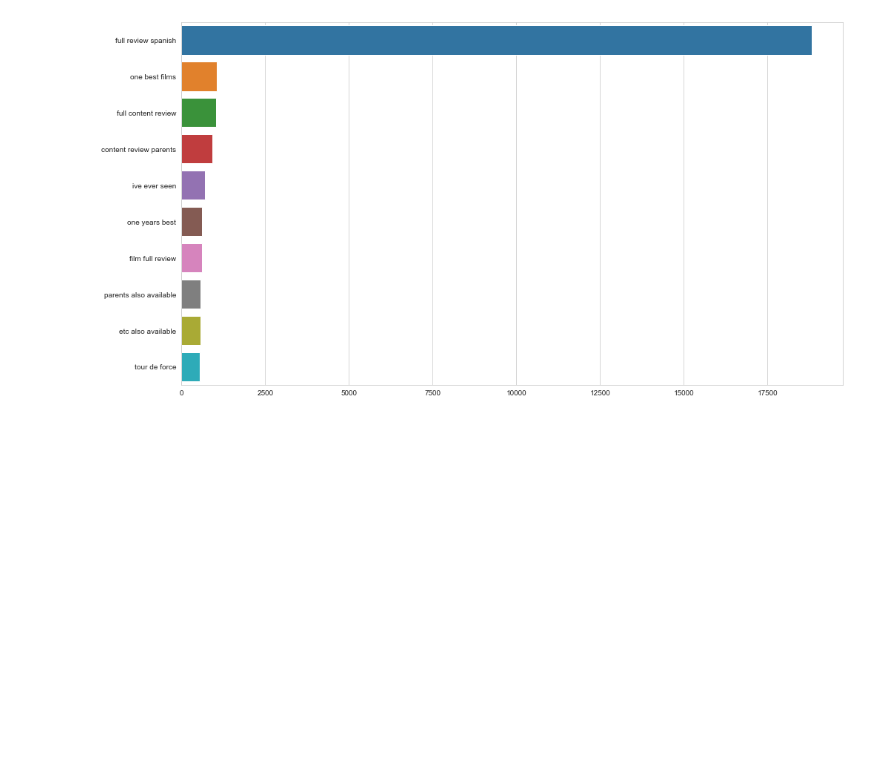
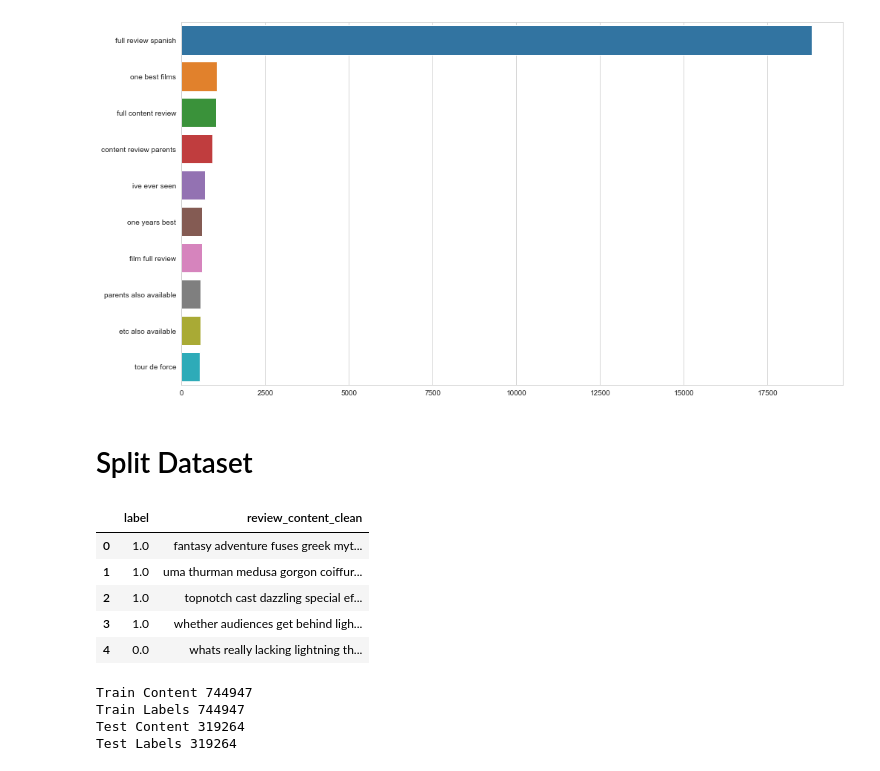
Before and after one commit to antoneev/66DaysOfData, a Jupyter notebook: NLP-TextComparison/Rotten Tomatoes.ipynb, the cells around one changed output. Saved outputs shown, nothing was run; the diff lists cells and outputs as text; code cells hidden in the pictures; blank space fills up the shorter version.

Commit message:
Day 40 - Split Data

```diff
--- a/NLP-TextComparison/Rotten Tomatoes.ipynb
+++ b/NLP-TextComparison/Rotten Tomatoes.ipynb
@@ -268,3 +268,15 @@ sns.barplot(x = list(most_common_uni.values()),y = list(most_common_uni.keys()))
 # %% [output]
 <AxesSubplot:>
 [figure]
+# %% [markdown]
+# Split Dataset
+# %%
+df = df.drop('review_content', 1)
+df.head()
+# %% [output]
+|  | label | review_content_clean |
+| 0 | 1.0 | fantasy adventure fuses greek myt... |
+| 1 | 1.0 | uma thurman medusa gorgon coiffur... |
+| 2 | 1.0 | topnotch cast dazzling special ef... |
+| 3 | 1.0 | whether audiences get behind ligh... |
+| 4 | 0.0 | whats really lacking lightning th... |
@@ -270,0 +287,10 @@ sns.barplot(x = list(most_common_uni.values()),y = list(most_common_uni.keys()))
+# %%
+print('Train Content', x_train.count())
+print('Train Labels', y_train.count())
+print('Test Content', x_test.count())
+print('Test Labels', y_test.count())
+# %% [output]
+Train Content 744947
+Train Labels 744947
+Test Content 319264
+Test Labels 319264
```
Also changed, not shown: parts of 2 cells of this notebook, 1 other file.
